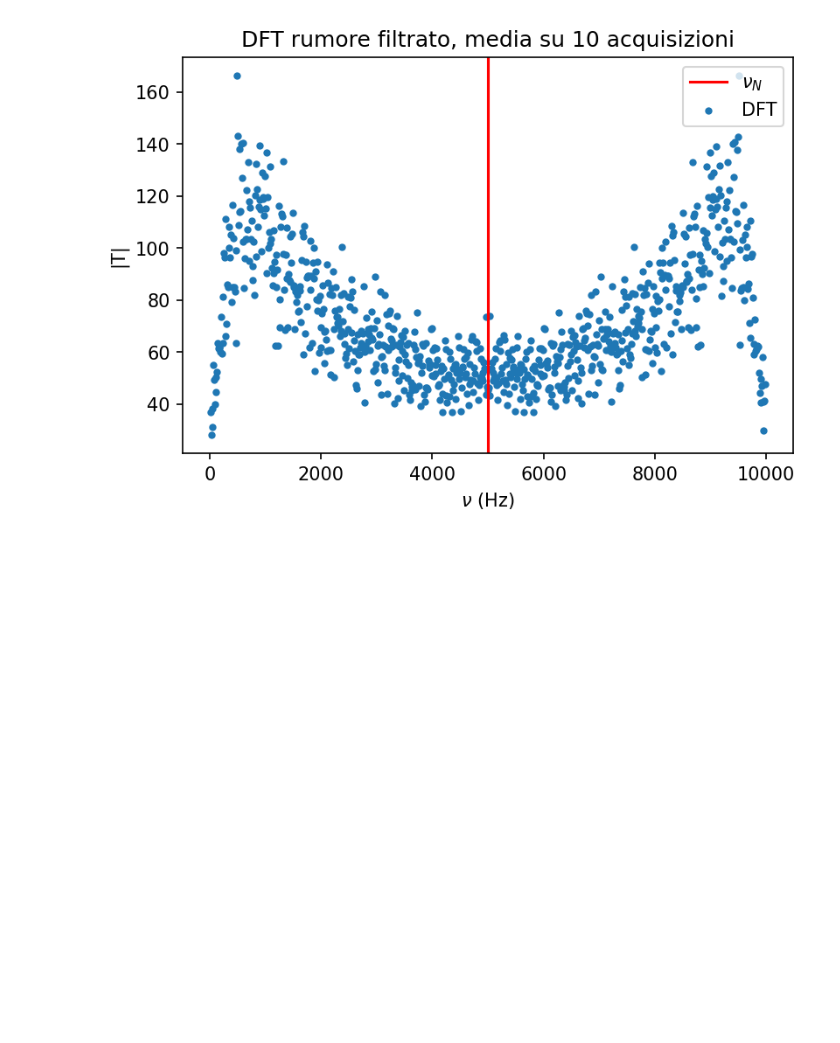
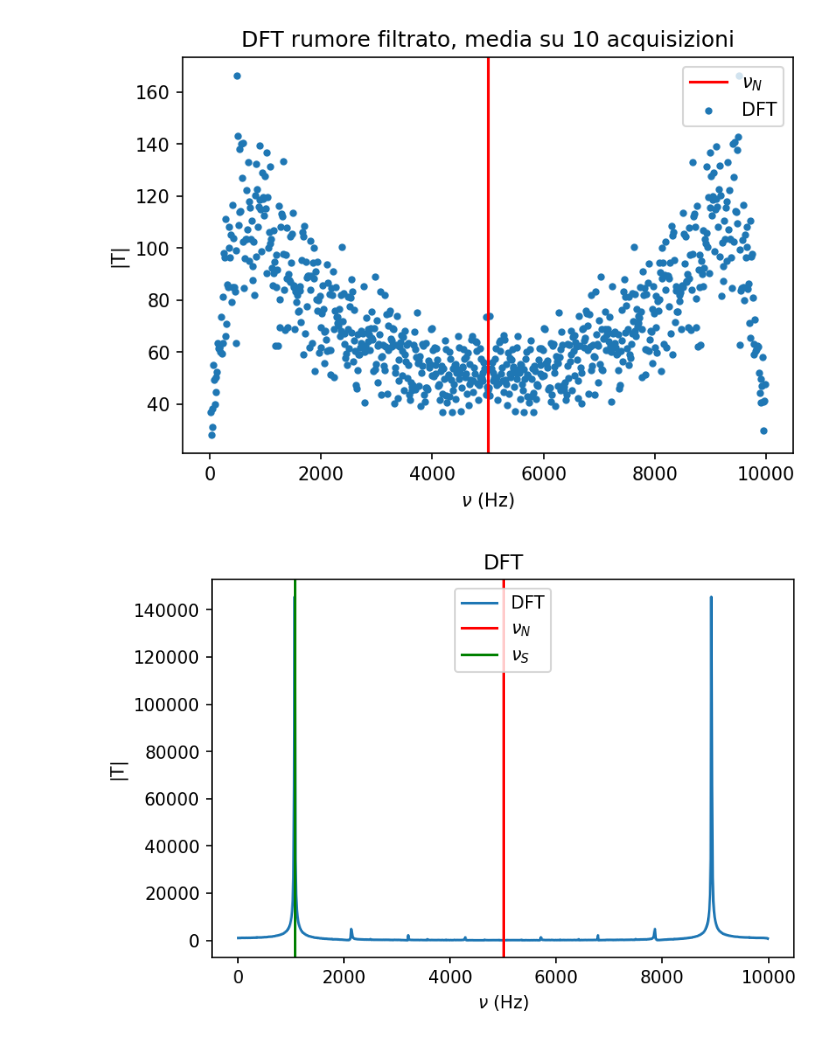
Before and after one commit to 1892051/LabSS, a Jupyter notebook: LabSS/esperienza_9/book.ipynb, the cells around one changed output. Saved outputs shown, nothing was run; the diff lists cells and outputs as text; code cells hidden in the pictures; blank space fills up the shorter version.

```diff
--- a/LabSS/esperienza_9/book.ipynb
+++ b/LabSS/esperienza_9/book.ipynb
@@ -46,3 +45,21 @@ plt.xlabel("$\\nu$ (Hz)")
 # %% [output]
 Text(0.5, 0, '$\\nu$ (Hz)')
 [figure]
+# %%
+df_x = pd.read_csv("dati/sin1070Hz.dat", delimiter=r"  ", names=["k","V(k)", "Re(k)", "Im(k)", "Abs(k)"], skiprows=2)
+
+fig = plt.figure()
+ay = fig.add_subplot(1, 1, 1)
+
+a, b = 1, 800
+plt.plot(df_x["k"][a:b]*12.5, df_x["Abs(k)"][a:b], label="DFT")
+plt.xlabel("$\\nu$ (Hz)")
+plt.axvline(5000, label="$\\nu_N$", c="r")
+plt.axvline(1075, label="$\\nu_S$", c="g")
+plt.legend()
+plt.title("DFT")
+plt.ylabel("|T|")
+#plt.xlim(1040,1100)
+plt.savefig("Sin1070.png", dpi=300)
+# %% [output]
+[figure, added]
```
Also changed, not shown: parts of 6 cells of this notebook, 6 other files.
